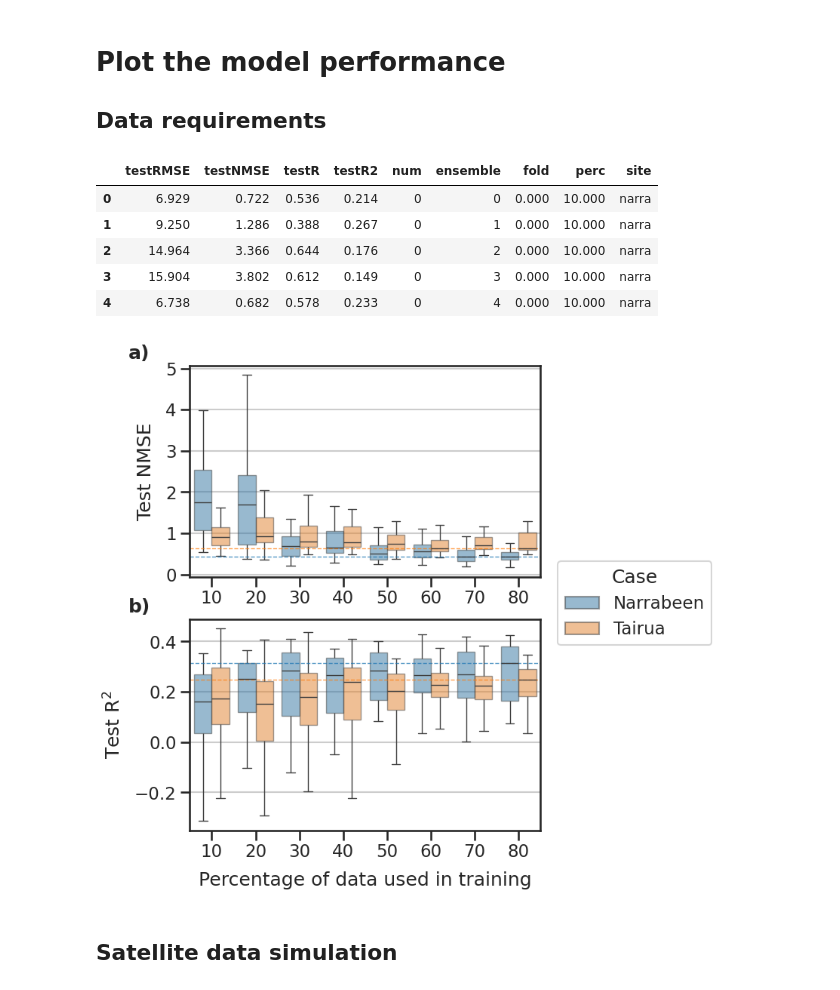
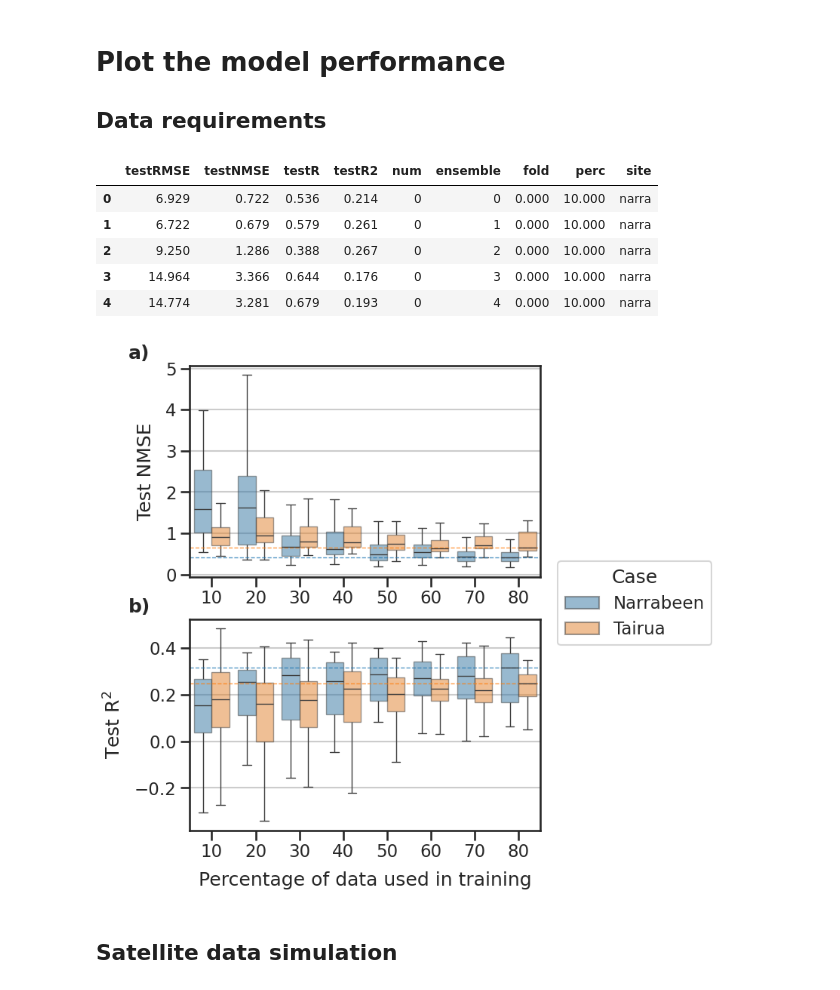
Before and after one commit to simmonsja/shorenarx, a Jupyter notebook: code/04_Publication_Data_Requirements.ipynb, the cells around one changed output. Saved outputs shown, nothing was run; the diff lists cells and outputs as text; code cells hidden in the pictures.

```diff
--- a/code/04_Publication_Data_Requirements.ipynb
+++ b/code/04_Publication_Data_Requirements.ipynb
@@ -32,7 +32,7 @@ trainObj.statsOut gives a [[{} * CV_folds] * random_states] object
 # %% [markdown]
 First define a function that loads the model results for a given config file.
 # %%
-def load_model_results(config_file):
+def load_model_results(config_file, datareq=False):
     # init object
     config_path = os.path.join(baseLoc,'config',config_file)
     trainObj = TrainingClass(**{'baseDir':baseLoc,'config':config_path})
@@ -40,14 +40,21 @@ def load_model_results(config_file):
     trainObj.load_cv_test()
 
     # get the train/test splits
-    ttCombs = trainObj.trainCombs
-    # get the fold and data perc
-    ttFold = np.argmax(ttCombs==1,axis=1)/2
-    # get data perc
-    ttPerc = np.sum(ttCombs==2,axis=1)*100/ttCombs.shape[1]
-    combsData = pd.DataFrame(
-        {'fold':ttFold,'perc':ttPerc,'num':np.arange(ttCombs.shape[0])}
-    )
+    ttCombs = np.array(trainObj.trainCombs)
+    if datareq:
+        # get the fold and data perc
+        ttFold = np.argmax(ttCombs==1,axis=1)/2
+        # get data perc
+        ttPerc = np.sum(ttCombs==2,axis=1)*100/ttCombs.shape[1]
+        combsData = pd.DataFrame(
+            {'fold':ttFold,'perc':ttPerc,'num':np.arange(ttCombs.shape[0])}
+        )
+    else:
+        ttFold = np.argmax(ttCombs==1,axis=1)
+        combsData = pd.DataFrame(
+            {'fold':ttFold,'num':ttFold}
+        )
+
 
     # data collector
     dataCollector = []
@@ -95,10 +102,10 @@ case = 'datareq'
 
 print('#'*80)
 print('Narrabeen')
-narra_base, narra_base_perf = load_model_results('narra_{}_config.json'.format(case))
+_, narra_datareq_perf = load_model_results('narra_{}_config.json'.format(case),datareq=True)
 print('#'*80)
 print('Tairua')
-tairua_base, tairua_base_perf = load_model_results('tairua_{}_config.json'.format(case))
+_, tairua_datareq_perf = load_model_results('tairua_{}_config.json'.format(case), datareq=True)
 # %% [output]
 ################################################################################
 Narrabeen
@@ -124,19 +131,19 @@ Performance by fold:
 # Plot the model performance
 ## Data requirements
 # %%
-comb_datareq = pd.concat([narra_base_perf,tairua_base_perf],axis=0)
+comb_datareq = pd.concat([narra_datareq_perf,tairua_datareq_perf],axis=0)
 comb_datareq.head()
 # %% [output]
 |  | testRMSE | testNMSE | testR | testR2 | num | ensemble | fold | perc | site |
 | 0 | 6.929 | 0.722 | 0.536 | 0.214 | 0 | 0 | 0.000 | 10.000 | narra |
-| 1 | 9.250 | 1.286 | 0.388 | 0.267 | 0 | 1 | 0.000 | 10.000 | narra |
-| 2 | 14.964 | 3.366 | 0.644 | 0.176 | 0 | 2 | 0.000 | 10.000 | narra |
-| 3 | 15.904 | 3.802 | 0.612 | 0.149 | 0 | 3 | 0.000 | 10.000 | narra |
-| 4 | 6.738 | 0.682 | 0.578 | 0.233 | 0 | 4 | 0.000 | 10.000 | narra |
+| 1 | 6.722 | 0.679 | 0.579 | 0.261 | 0 | 1 | 0.000 | 10.000 | narra |
+| 2 | 9.250 | 1.286 | 0.388 | 0.267 | 0 | 2 | 0.000 | 10.000 | narra |
+| 3 | 14.964 | 3.366 | 0.644 | 0.176 | 0 | 3 | 0.000 | 10.000 | narra |
+| 4 | 14.774 | 3.281 | 0.679 | 0.193 | 0 | 4 | 0.000 | 10.000 | narra |
 # %%
-plot_compare_datareq(comb_datareq, savebool=False, showfliers=False)
+plot_compare_datareq(comb_datareq, savebool=True, showfliers=False)
 # %% [output]
-[figure, old version]
+[figure, new version]
 # %% [markdown]
 ## Satellite data simulation
 # %%
```
Also changed, not shown: parts of 6 cells of this notebook, 8 other files.
